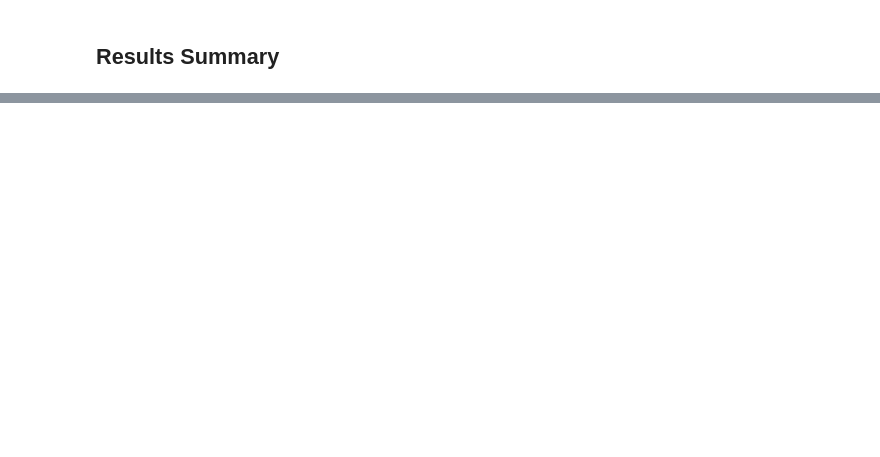
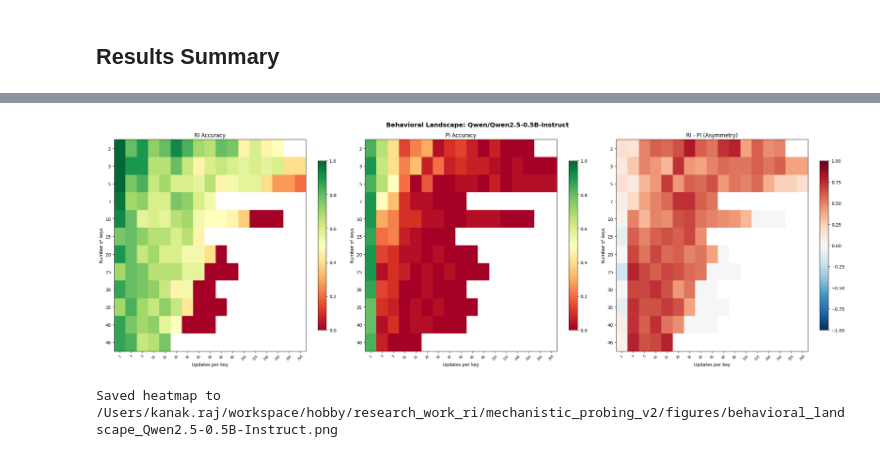
Before and after one commit to kanak8278/transformer-memory-interference, a Jupyter notebook: mechanistic_probing_v2/notebooks/behavioral_sweep_colab.ipynb, the cells around one changed output, grey strips where cells are left out. Saved outputs shown, nothing was run; the diff lists cells and outputs as text; code cells hidden in the pictures; blank space fills up the shorter version.

```diff
--- a/mechanistic_probing_v2/notebooks/behavioral_sweep_colab.ipynb
+++ b/mechanistic_probing_v2/notebooks/behavioral_sweep_colab.ipynb
@@ -119,6 +132,8 @@ UPDATE_LEVELS = [
     1, 3, 5, 10, 15, 20,
     30, 40, 50, 60,
     80, 100, 120, 140, 160, 180, 200,
+    220, 240, 260, 280, 300, 320, 340,
+    360, 380, 400, 420, 440, 460, 480, 500
 ]
 
 SYSTEM_PROMPT = "Answer with ONLY the exact value. No explanation."
@@ -716,0 +1004,47 @@ print(f"Saved decay curves to {FIGURES_DIR}")
+# %%
+# ═══════════════════════════════════════════════════════════════════════════
+# Heatmaps: RI, PI, Asymmetry
+# ═══════════════════════════════════════════════════════════════════════════
+
+fig, axes = plt.subplots(1, 3, figsize=(24, 8))
+
+for ax_idx, (title, data_fn) in enumerate([
+    ('RI Accuracy', lambda c: c['stats']['RI']['accuracy']),
+    ('PI Accuracy', lambda c: c['stats']['PI']['accuracy']),
+    ('RI - PI (Asymmetry)', lambda c: c['stats']['RI']['accuracy'] - c['stats']['PI']['accuracy']),
+]):
+    ax = axes[ax_idx]
+    grid = np.full((len(KEY_LEVELS), len(UPDATE_LEVELS)), np.nan)
+    for i, nk in enumerate(KEY_LEVELS):
+        for j, nu in enumerate(UPDATE_LEVELS):
+            cell_key = f'{nk}_{nu}'
+            if cell_key in results['cells']:
+                grid[i, j] = data_fn(results['cells'][cell_key])
+
+    if 'Asymmetry' in title:
+        cmap = 'RdBu_r'
+        vmin, vmax = -1, 1
+    else:
+        cmap = 'RdYlGn'
+        vmin, vmax = 0, 1
+
+    im = ax.imshow(grid, aspect='auto', cmap=cmap, vmin=vmin, vmax=vmax)
+    ax.set_xticks(range(len(UPDATE_LEVELS)))
+    ax.set_xticklabels(UPDATE_LEVELS, rotation=45, fontsize=7)
+    ax.set_yticks(range(len(KEY_LEVELS)))
+    ax.set_yticklabels(KEY_LEVELS)
+    ax.set_xlabel('Updates per key')
+    ax.set_ylabel('Number of keys')
+    ax.set_title(title)
+    plt.colorbar(im, ax=ax, shrink=0.8)
+
+model_short = MODEL_NAME.split('/')[-1]
+plt.suptitle(f'Behavioral Landscape: {MODEL_NAME}', fontsize=14, fontweight='bold')
+plt.tight_layout()
+fig_path = LOCAL_FIGURES_DIR / f'behavioral_landscape_{model_short}.png'
+plt.savefig(fig_path, dpi=150, bbox_inches='tight')
+plt.show()
+print(f'Saved heatmap to {fig_path}')
+# %% [output]
+[figure, added]
+Saved heatmap to /Users/kanak.raj/workspace/hobby/research_work_ri/mechanistic_probing_v2/figures/behavioral_landscape_Qwen2.5-0.5B-Instruct.png
```
Also changed, not shown: parts of 19 cells of this notebook, 19 other files.
